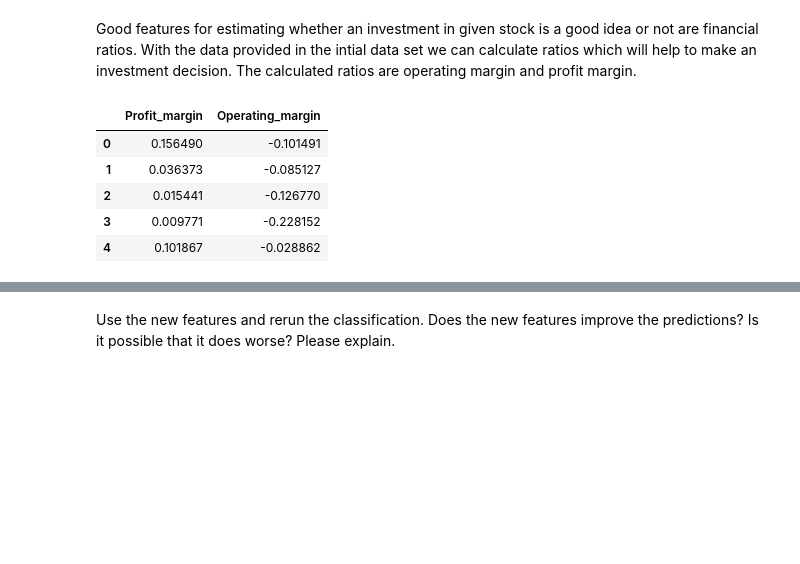
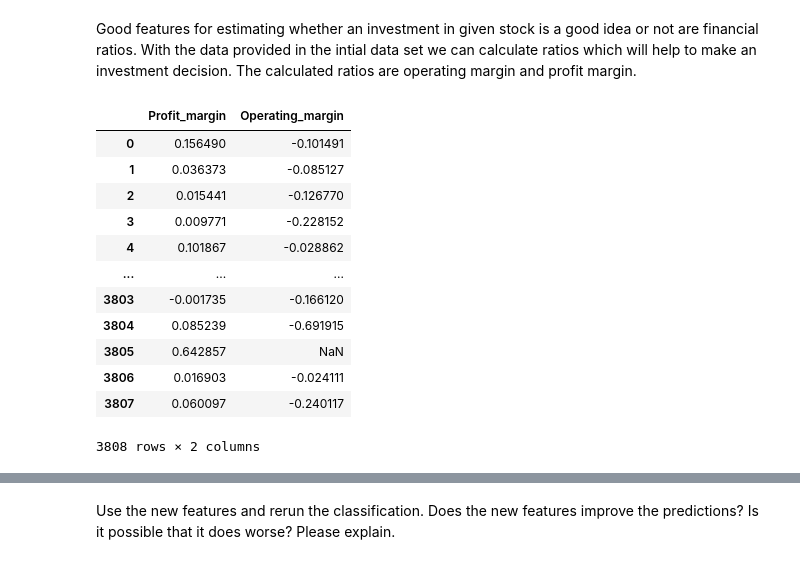
Before and after one commit to Nsmid/Machine-Learning-for-Finance, a Jupyter notebook: assignment 1/assignment1_group08_2021.ipynb, the cells around one changed output, grey strips where cells are left out. Saved outputs shown, nothing was run; the diff lists cells and outputs as text; code cells hidden in the pictures; blank space fills up the shorter version.

```diff
--- a/assignment 1/assignment1_group08_2021.ipynb
+++ b/assignment 1/assignment1_group08_2021.ipynb
@@ -439,15 +443,22 @@ Good features for estimating whether an investment in given stock is a good idea
 # %%
 df_data_q3 = pd.read_excel(path)
 df_data_q3['NI'] = df_data_q3['Earnings before Tax'] - df_data_q3['Income Tax Expense']
 df_data_q3['Profit_margin'] = df_data_q3['NI']/df_data_q3['Revenue']
 df_data_q3['Operating_earnings'] = df_data_q3['Revenue'] - df_data_q3['Cost of Revenue'] - df_data_q3['R&D Expenses']- df_data_q3['SG&A Expense'] - df_data_q3['Operating Expenses']
 df_data_q3['Operating_margin'] = df_data_q3['Operating_earnings']/df_data_q3['Revenue']
 ratios = df_data_q3[['Profit_margin','Operating_margin']]
-ratios.head()
+ratios
 # %% [output]
 |  | Profit_margin | Operating_margin |
 | 0 | 0.156490 | -0.101491 |
 | 1 | 0.036373 | -0.085127 |
 | 2 | 0.015441 | -0.126770 |
 | 3 | 0.009771 | -0.228152 |
 | 4 | 0.101867 | -0.028862 |
+| ... | ... | ... |
+| 3803 | -0.001735 | -0.166120 |
+| 3804 | 0.085239 | -0.691915 |
+| 3805 | 0.642857 | NaN |
+| 3806 | 0.016903 | -0.024111 |
+| 3807 | 0.060097 | -0.240117 |
+3808 rows × 2 columns
```
Also changed, not shown: parts of 31 cells of this notebook.
